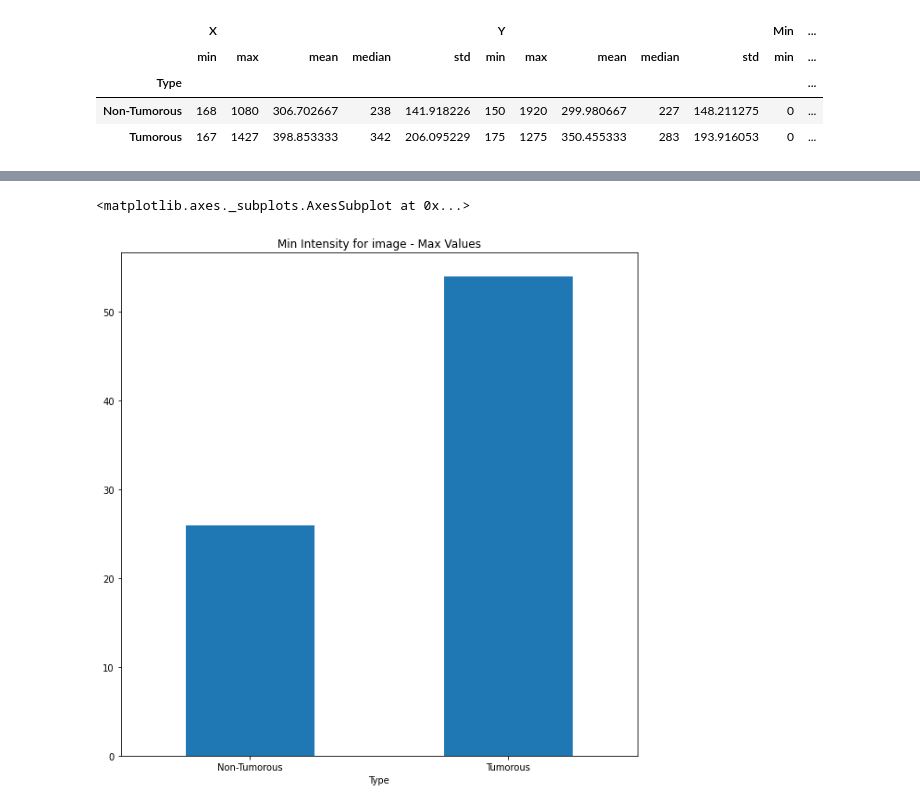
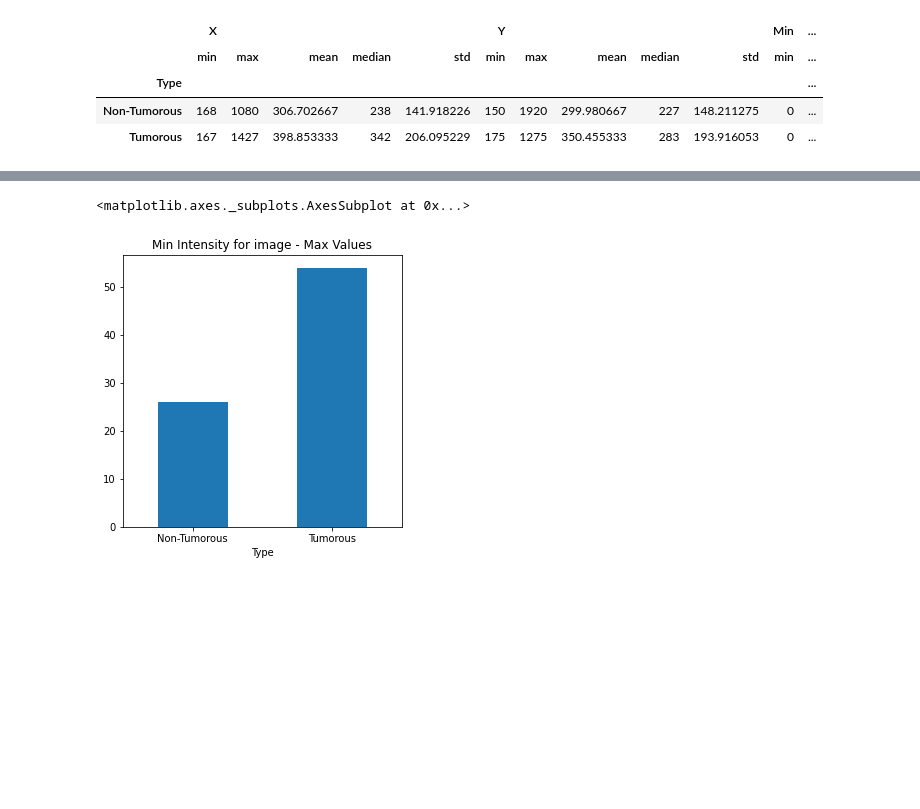
Before and after one commit to salikhussaini/Brain-Tumor-Detection, a Jupyter notebook: EDA/EDA.ipynb, the cells around one changed output, grey strips where cells are left out. Drawn from its saved outputs; the diff is of its cells as text; code cells hidden in the pictures; blank space fills up the shorter version.

```diff
--- a/EDA/EDA.ipynb
+++ b/EDA/EDA.ipynb
@@ -102,5 +102,5 @@ aa['Max','min'].plot(kind = 'bar',rot = 0,title = 'Max Intensity for image - Min
 # %%
-aa['Min','max'].plot(kind = 'bar',rot = 0,title = 'Min Intensity for image - Max Values',figsize = (10,10))
+aa['Min','max'].plot(kind = 'bar',rot = 0,title = 'Min Intensity for image - Max Values',figsize = (5,5))
 # %% [output]
 <matplotlib.axes._subplots.AxesSubplot at 0x...>
-[figure, old version]
+[figure, new version]
```
Also changed, not shown: parts of 2 cells of this notebook.
